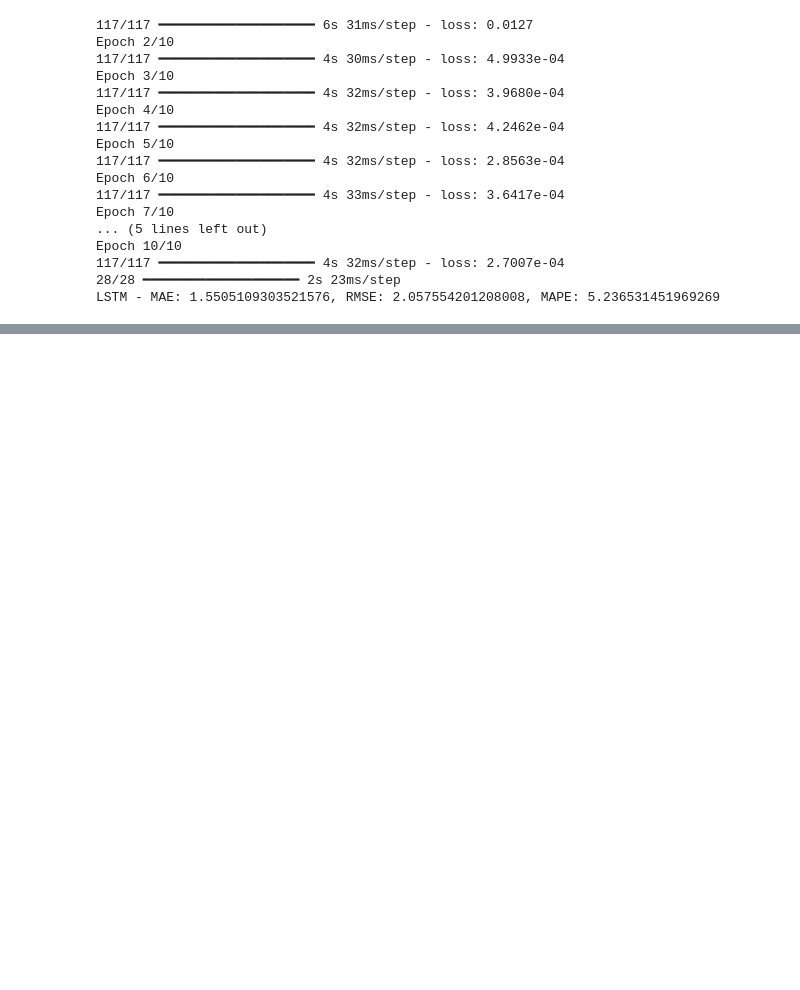
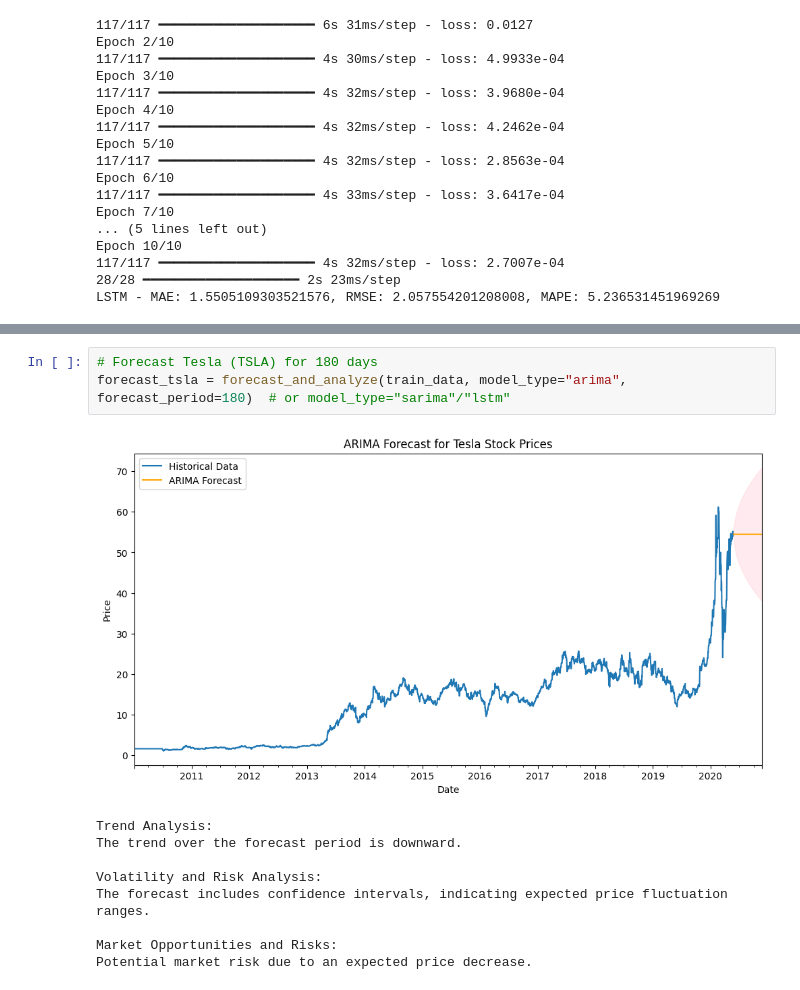
Before and after one commit to NaimaT15/time-series-forecasting-model-to-support-portfolio-optimization-for-GMF-Investments, a Jupyter notebook: notebooks/financial_analysis.ipynb, the cells around one changed output, grey strips where cells are left out. Cells and saved outputs as stored; diff of their text form; blank space fills up the shorter version.

```diff
--- a/notebooks/financial_analysis.ipynb
+++ b/notebooks/financial_analysis.ipynb
@@ -190,0 +260,13 @@ LSTM - MAE: 1.5505109303521576, RMSE: 2.057554201208008, MAPE: 5.236531451969269
+# %%
+# Forecast Tesla (TSLA) for 180 days
+forecast_tsla = forecast_and_analyze(train_data, model_type="arima", forecast_period=180)  # or model_type="sarima"/"lstm"
+# %% [output]
+[figure, added]
+Trend Analysis:
+The trend over the forecast period is downward.
+
+Volatility and Risk Analysis:
+The forecast includes confidence intervals, indicating expected price fluctuation ranges.
+
+Market Opportunities and Risks:
+Potential market risk due to an expected price decrease.
```
Also changed, not shown: parts of 3 cells of this notebook, 1 other file.
